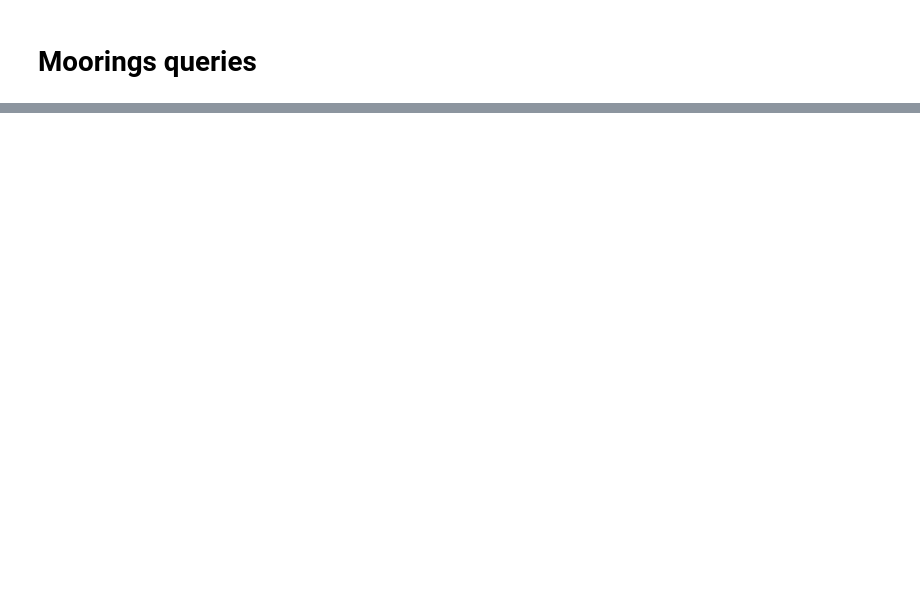
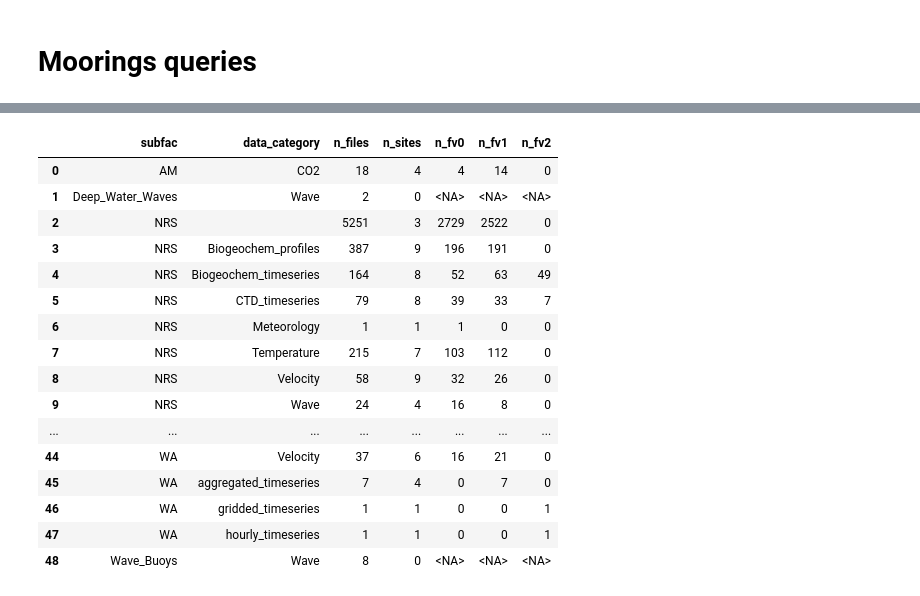
Before and after one commit to aodn/data-index, a Jupyter notebook: analysis/structured_metadata/data_management_queries.ipynb, the cells around one changed output, grey strips where cells are left out. Cells and saved outputs as stored; diff of their text form; code cells hidden in the pictures; blank space fills up the shorter version.

```diff
--- a/analysis/structured_metadata/data_management_queries.ipynb
+++ b/analysis/structured_metadata/data_management_queries.ipynb
@@ -171,0 +174,33 @@ con.execute("""
+# %%
+# By data category
+con.execute("""
+    SELECT subfac,
+           data_category,
+           COUNT(*) as n_files,
+           COUNT(DISTINCT site_code) as n_sites,
+           COUNTIF(fv = 0)::INT as n_fv0,
+           COUNTIF(fv = 1)::INT as n_fv1,
+           COUNTIF(fv = 2)::INT as n_fv2
+    FROM anmn_all
+    GROUP BY subfac, data_category
+    ORDER BY subfac, data_category
+"""
+).fetchdf()
+# %% [output]
+|  | subfac | data_category | n_files | n_sites | n_fv0 | n_fv1 | n_fv2 |
+| 0 | AM | CO2 | 18 | 4 | 4 | 14 | 0 |
+| 1 | Deep_Water_Waves | Wave | 2 | 0 | <NA> | <NA> | <NA> |
+| 2 | NRS |  | 5251 | 3 | 2729 | 2522 | 0 |
+| 3 | NRS | Biogeochem_profiles | 387 | 9 | 196 | 191 | 0 |
+| 4 | NRS | Biogeochem_timeseries | 164 | 8 | 52 | 63 | 49 |
+| 5 | NRS | CTD_timeseries | 79 | 8 | 39 | 33 | 7 |
+| 6 | NRS | Meteorology | 1 | 1 | 1 | 0 | 0 |
+| 7 | NRS | Temperature | 215 | 7 | 103 | 112 | 0 |
+| 8 | NRS | Velocity | 58 | 9 | 32 | 26 | 0 |
+| 9 | NRS | Wave | 24 | 4 | 16 | 8 | 0 |
+| ... | ... | ... | ... | ... | ... | ... | ... |
+| 44 | WA | Velocity | 37 | 6 | 16 | 21 | 0 |
+| 45 | WA | aggregated_timeseries | 7 | 4 | 0 | 7 | 0 |
+| 46 | WA | gridded_timeseries | 1 | 1 | 0 | 0 | 1 |
+| 47 | WA | hourly_timeseries | 1 | 1 | 0 | 0 | 1 |
+| 48 | Wave_Buoys | Wave | 8 | 0 | <NA> | <NA> | <NA> |
```
Also changed, not shown: parts of 13 cells of this notebook.
